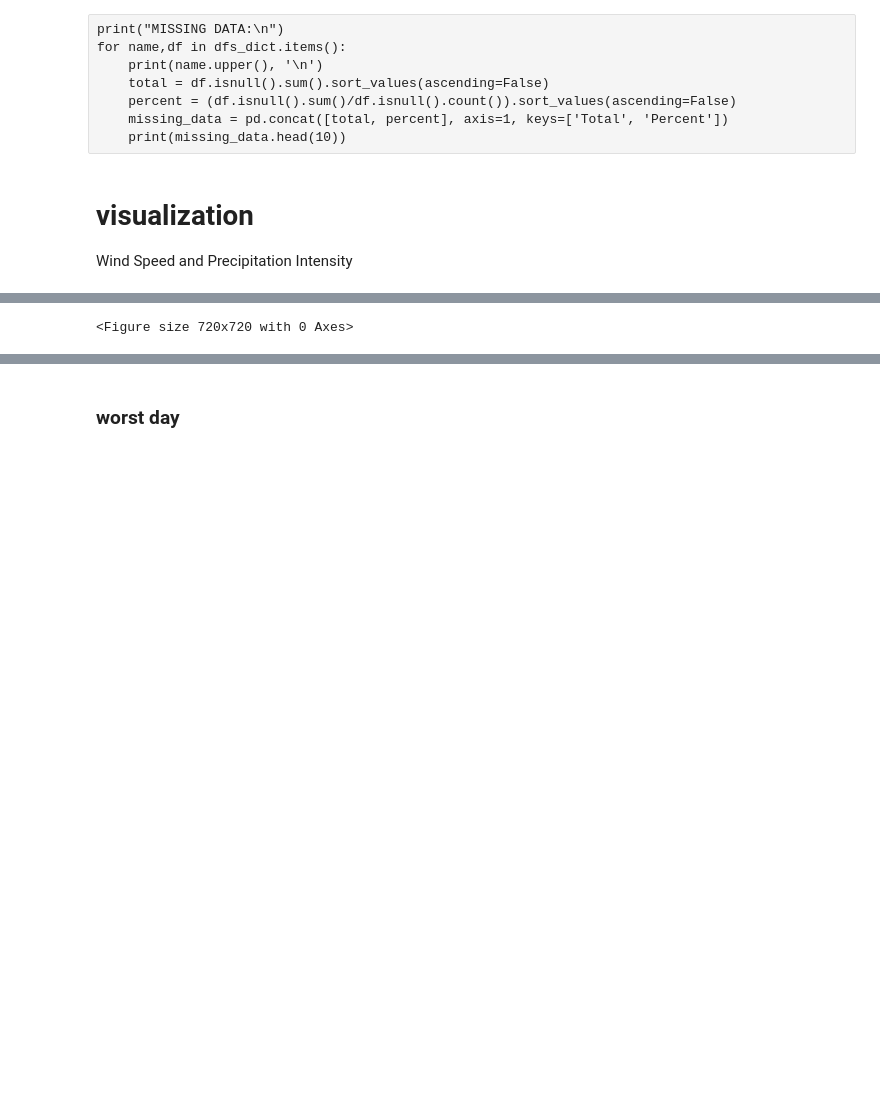
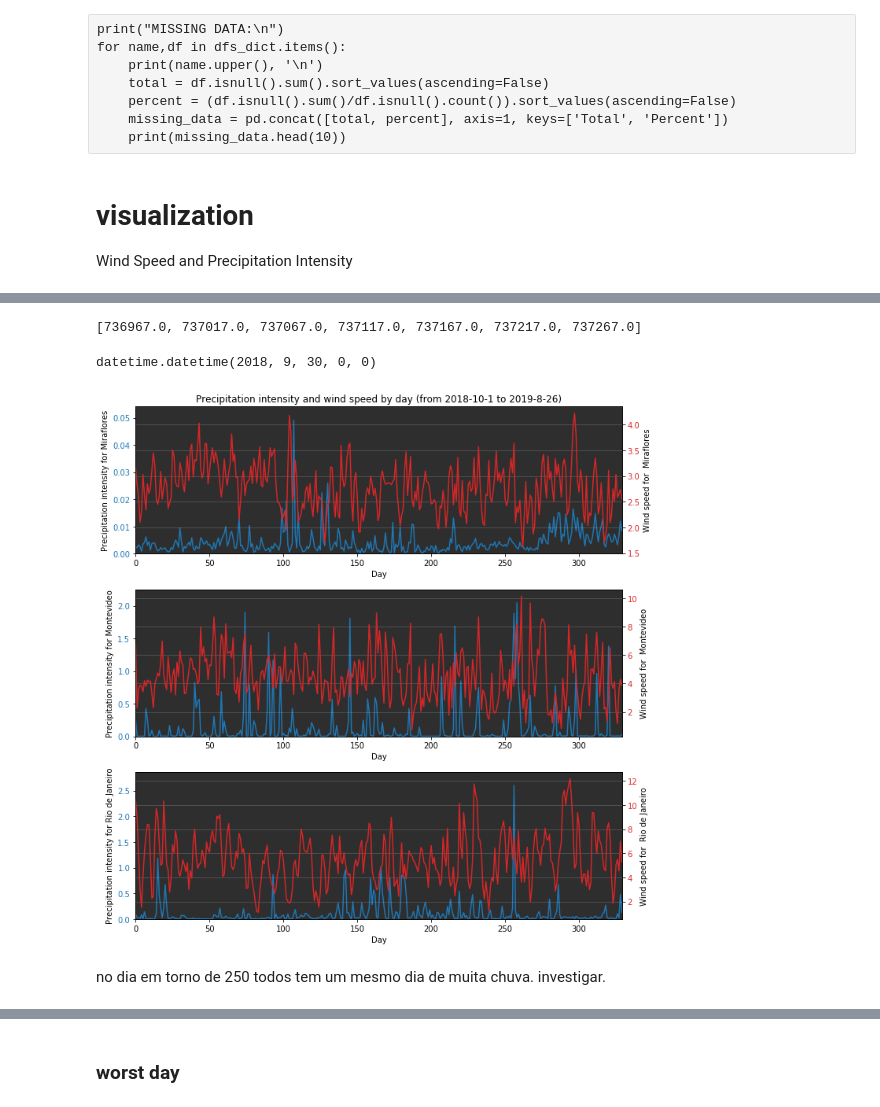
Before and after one commit to Marcelobbr/flood_traffic, a Jupyter notebook: notebooks/weather_exploratory_analysis.ipynb, the cells around one changed output, grey strips where cells are left out. Saved outputs shown, nothing was run; the diff lists cells and outputs as text; code cells hidden in the pictures; blank space fills up the shorter version.

```diff
--- a/notebooks/weather_exploratory_analysis.ipynb
+++ b/notebooks/weather_exploratory_analysis.ipynb
@@ -175,7 +169,7 @@ hour_of_day = 12+1
 prec_dict = {}
 wind_dict = {}
 time_list = []
-for loc in ["miraflores", "montevideo"]:
+for loc in ["miraflores", "montevideo", "rio_de_janeiro"]:
     file_name = os.path.join(datapath,'{}-daily_weather.csv'.format(loc))
     csv_reader = csv.reader(open(file_name, mode='r'))
 
@@ -194,6 +188,8 @@ for loc in ["miraflores", "montevideo"]:
 
         if loc == "miraflores":
             date = day_count #int(row[0][8:10])
+            #date = row[0][:10]
+            date = datetime.strptime(row[0][:10], "%Y-%m-%d")
             time_list.append(date)
         day_count += 1
         #if day_count == 40: break
@@ -204,43 +220,56 @@ prec_dict['datetime'] = time_list
+# %%
+[X_labels[i] for i in range(len(X)) if i % 50 == 0]
+# %% [output]
+[736967.0, 737017.0, 737067.0, 737117.0, 737167.0, 737217.0, 737267.0]
+# %%
+datetime.strptime('2018-09-30', "%Y-%m-%d")
+# %% [output]
+datetime.datetime(2018, 9, 30, 0, 0)
+# %%
+X_labels = matplotlib.dates.date2num(prec_dict['datetime'])
 # %%
-X = prec_dict['datetime']
+X = range(len(X_labels))
 
-legend = ['miraflores', 'montevideo']
+legend = ['Miraflores', 'Montevideo', 'Rio_de_Janeiro']
 
 
 axes2 = []
 fig, (ax1a, ax1b, ax1c) = plt.subplots(3,figsize=(10,10))
 axes1 = [ax1a, ax1b, ax1c]
 
 count = 0
 for city in legend:
-    y = prec_dict[city]
+    y = prec_dict[city.lower()] #city.lower()
+    city_clean = re.sub('_', ' ', city)
     color = 'tab:blue'
     title = 'Precipitation intensity and wind speed by day (from 2018-10-1 to 2019-8-26)'
-    axes1[count].set_title(title)
+    axes1[0].set_title(title)
     axes1[count].set_xlabel('Day')
-    axes1[count].set_ylabel('Precipitation intensity for {}'.format(city[0].upper()+city[1:]))
-    axes1[count].plot(X, y, color)
+    axes1[count].set_ylabel('Precipitation intensity for {}'.format(city_clean))
     axes1[count].tick_params(axis='y', labelcolor=color)
 
     axes1[count].set_xticks([i for i in X if i % 50 == 0])
     axes1[count].set_ylim([0, max(y)*1.1])
     axes1[count].set_xlim([0, max(X)])
     axes1[count].set_facecolor("#2E2E2E")
+    axes1[count].plot(X, y, color)
 
-    y = wind_dict[city]
+    y = wind_dict[city.lower()]
     color = 'tab:red'
     ax_right = axes1[count].twinx()
     axes2.append(ax_right)
-    axes2[count].set_ylabel('Wind speed for  {}'.format(city[0].upper()+city[1:]))
+    axes2[count].set_ylabel('Wind speed for  {}'.format(city_clean))
     axes2[count].plot(X, y, color)
     axes2[count].tick_params(axis='y', labelcolor=color)
 
     plt.grid(True, color="white", alpha=0.2)
 
     fig.tight_layout()
     count += 1
 file = os.path.join(outputs,'weather.png')
-plt.savefig(file)
-plt.clf()
+#plt.savefig(file)
+#plt.clf()
 # %% [output]
-<Figure size 720x720 with 0 Axes>
+[figure, added]
+# %% [markdown]
+no dia em torno de 250 todos tem um mesmo dia de muita chuva. investigar.
```
Also changed, not shown: parts of 11 cells of this notebook, 7 other files.
